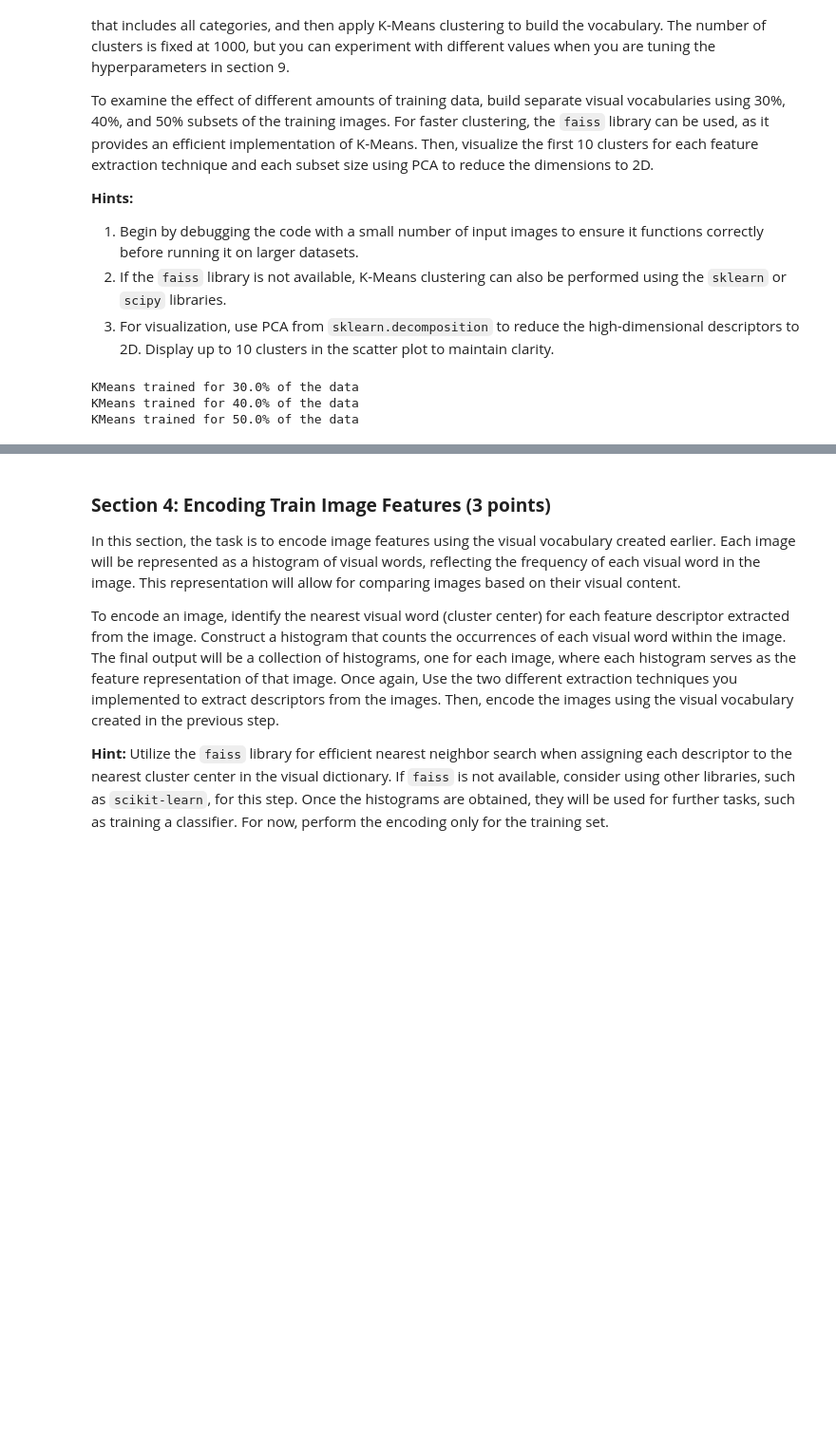
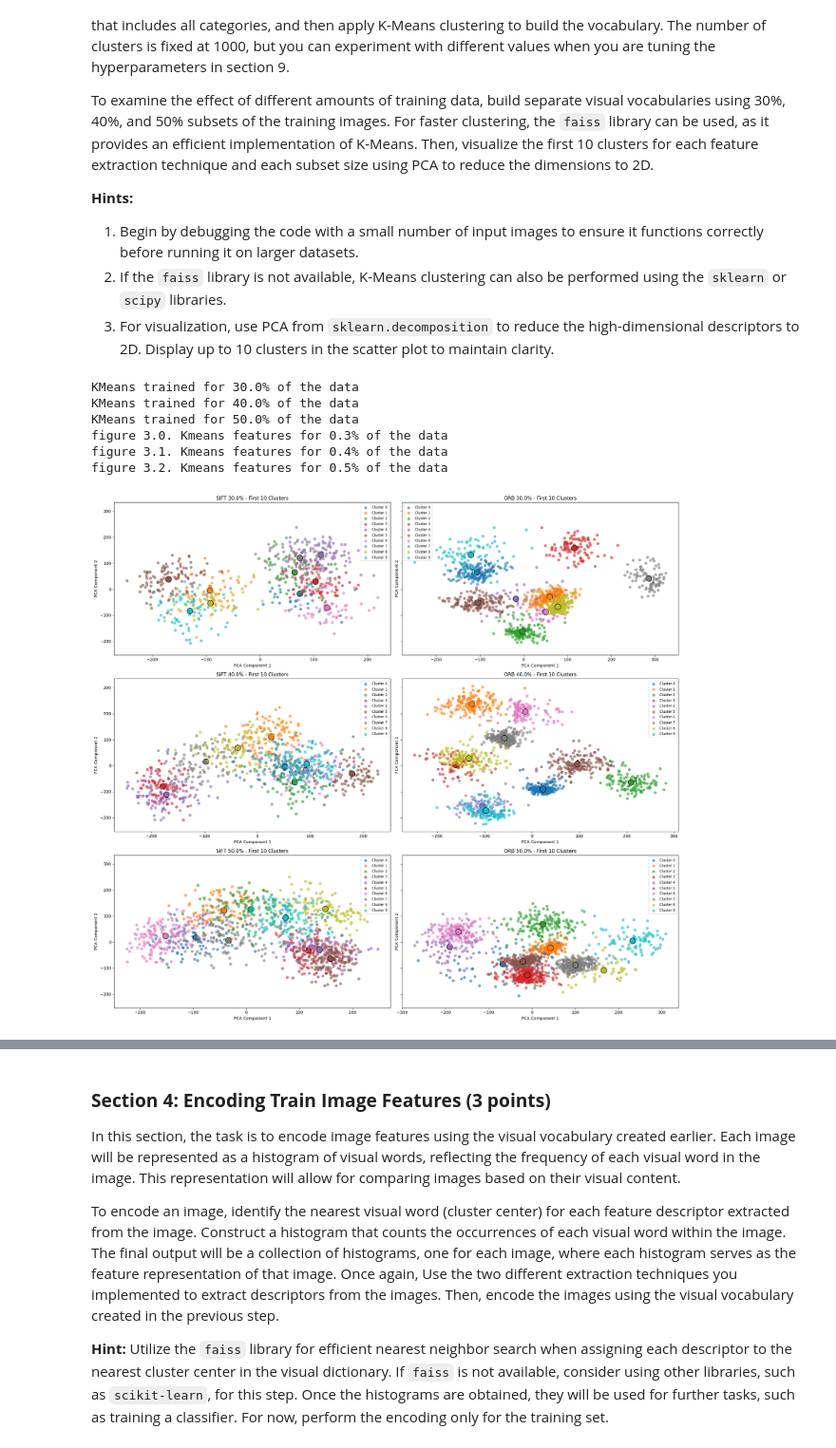
Before and after one commit to chaosido/cv1, a Jupyter notebook: final-lab/cv1-final-lab-part-1-main/cv1-final-lab-part-1-main/cv1-final-lab-part-1.ipynb, the cells around one changed output, grey strips where cells are left out. Shown at 95% size. Saved outputs shown, nothing was run; the diff lists cells and outputs as text; code cells hidden in the pictures; blank space fills up the shorter version.

```diff
--- a/final-lab/cv1-final-lab-part-1-main/cv1-final-lab-part-1-main/cv1-final-lab-part-1.ipynb
+++ b/final-lab/cv1-final-lab-part-1-main/cv1-final-lab-part-1-main/cv1-final-lab-part-1.ipynb
@@ -345,35 +346,102 @@ To examine the effect of different amounts of training data, build separate visu
 2. If the `faiss` library is not available, K-Means clustering can also be performed using the `sklearn` or `scipy` libraries.
 3. For visualization, use PCA from `sklearn.decomposition` to reduce the high-dimensional descriptors to 2D. Display up to 10 clusters in the scatter plot to maintain clarity.
 # %%
-# YOUR CODE HERE
 from sklearn.cluster import KMeans
+from sklearn.decomposition import PCA
 
 # Define the subset percentages
 subsets = [0.3, 0.4, 0.5]
 subset_dict = {}
-# Loop through each subset percentage
+
+# Loop through each subset percentage and train KMeans for each subset as per assignment
 for percentage in subsets:
     subset_size = int(percentage * len(train_features_sift))
     all_indices = np.arange(len(train_features_sift))  # Create an array of all indices
     subset_indices = np.random.choice(all_indices, subset_size, replace=False)  # Randomly select indices without replacement
 
     train_features_sift_subset = [train_features_sift[i] for i in subset_indices]
     train_features_orb_subset = [train_features_orb[i] for i in subset_indices]
 
-
-    # Flatten the features, of different lengths
+    # Flatten the features
     train_features_sift_flattened = np.concatenate(train_features_sift_subset)
     train_features_orb_flattened = np.concatenate(train_features_orb_subset)
 
+    # Perform KMeans clustering
     kmeans_sift = KMeans(n_clusters=num_of_visual_words, random_state=1, verbose=0)
     kmeans_sift.fit(train_features_sift_flattened)
+    labels_sift = kmeans_sift.labels_
 
     kmeans_orb = KMeans(n_clusters=num_of_visual_words, random_state=1, verbose=0)
     kmeans_orb.fit(train_features_orb_flattened)
-    subset_dict[percentage] = (kmeans_sift, kmeans_orb)
+    labels_orb = kmeans_orb.labels_
 
-    print(f"KMeans trained for {percentage*100}% of the data")
+    # Store the models, descriptors, and labels
+    subset_dict[percentage] = {
+        'kmeans_sift': kmeans_sift,
+        'flattened_features_sift': train_features_sift_flattened,
+        'labels_sift': labels_sift,
+        'kmeans_orb': kmeans_orb,
+        'flattened_features_orb': train_features_orb_flattened,
+        'labels_orb': labels_orb
+    }
+
+    print(f"KMeans trained for {percentage*100}% of the data") # takes about 4 min on my machine
+
+
+def visualize_clusters(kmeans, descriptors, num_clusters=10, title_prefix='SIFT', ax=None):
+    """
+    Visualize clusters using PCA.
+    """
+    # Reduce dimensionality of the descriptors
+    pca = PCA(n_components=2)
+    reduced_features = pca.fit_transform(descriptors)
+
+    # Predict cluster labels
+    cluster_labels = kmeans.predict(descriptors)
+
+    # Assign colors to clusters
+    colors = plt.get_cmap('tab10', num_clusters)
+
+    # Plot the PCA(features) colored by cluster label
+    for cluster_id in range(num_clusters):
+        #select based on cluster id
+        cluster_points = reduced_features[cluster_labels == cluster_id]
+        ax.scatter(cluster_points[:, 0], cluster_points[:, 1], c=[colors(cluster_id)], label=f'Cluster {cluster_id}', alpha=0.6)
+        # Plot the cluster centers
+        center = pca.transform([kmeans.cluster_centers_[cluster_id]])
+        ax.scatter(center[:, 0], center[:, 1], c=[colors(cluster_id)], marker='o', edgecolors='k', s=200)
+
+    ax.set_title(f'{title_prefix} - First {num_clusters} Clusters')
+    ax.set_xlabel('PCA Component 1')
+    ax.set_ylabel('PCA Component 2')
+    ax.legend(loc='best', fontsize='small')
+
+
+# Visualization for each subset ratio
+subset_ratios = [0.3, 0.4, 0.5]
+fig, axes = plt.subplots(len(subset_ratios), 2, figsize=(20, 18), sharey=True)
+
+for row, ratio in enumerate(subset_ratios):
+    print(f"figure 3.{row}. Kmeans features for {ratio}% of the data")
+
+    data = subset_dict[ratio]
+
+    # SIFT visualization
+    sift_kmeans = data['kmeans_sift']
+    sift_descriptors = data['flattened_features_sift']
+    visualize_clusters(sift_kmeans, sift_descriptors, num_clusters=10, title_prefix=f'SIFT {ratio*100}%', ax=axes[row, 0])
+
+    # ORB visualization
+    orb_kmeans = data['kmeans_orb']
+    orb_descriptors = data['flattened_features_orb']
+    visualize_clusters(orb_kmeans, orb_descriptors, num_clusters=10, title_prefix=f'ORB {ratio*100}%', ax=axes[row, 1])
+plt.tight_layout()
+plt.show()
 # %% [output]
 KMeans trained for 30.0% of the data
 KMeans trained for 40.0% of the data
 KMeans trained for 50.0% of the data
+figure 3.0. Kmeans features for 0.3% of the data
+figure 3.1. Kmeans features for 0.4% of the data
+figure 3.2. Kmeans features for 0.5% of the data
+[figure, added]
```
Also changed, not shown: parts of 2 cells of this notebook, 1 other file.
